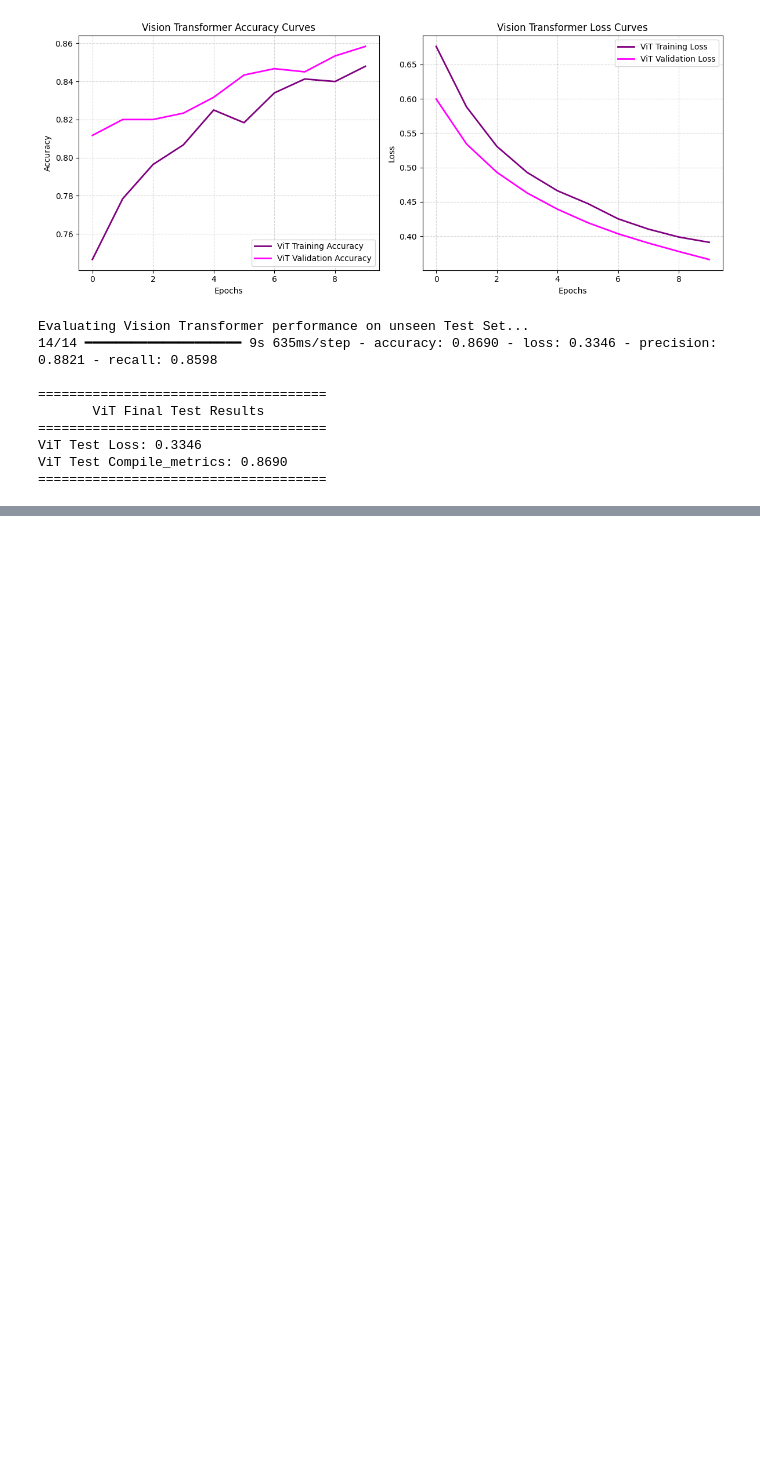
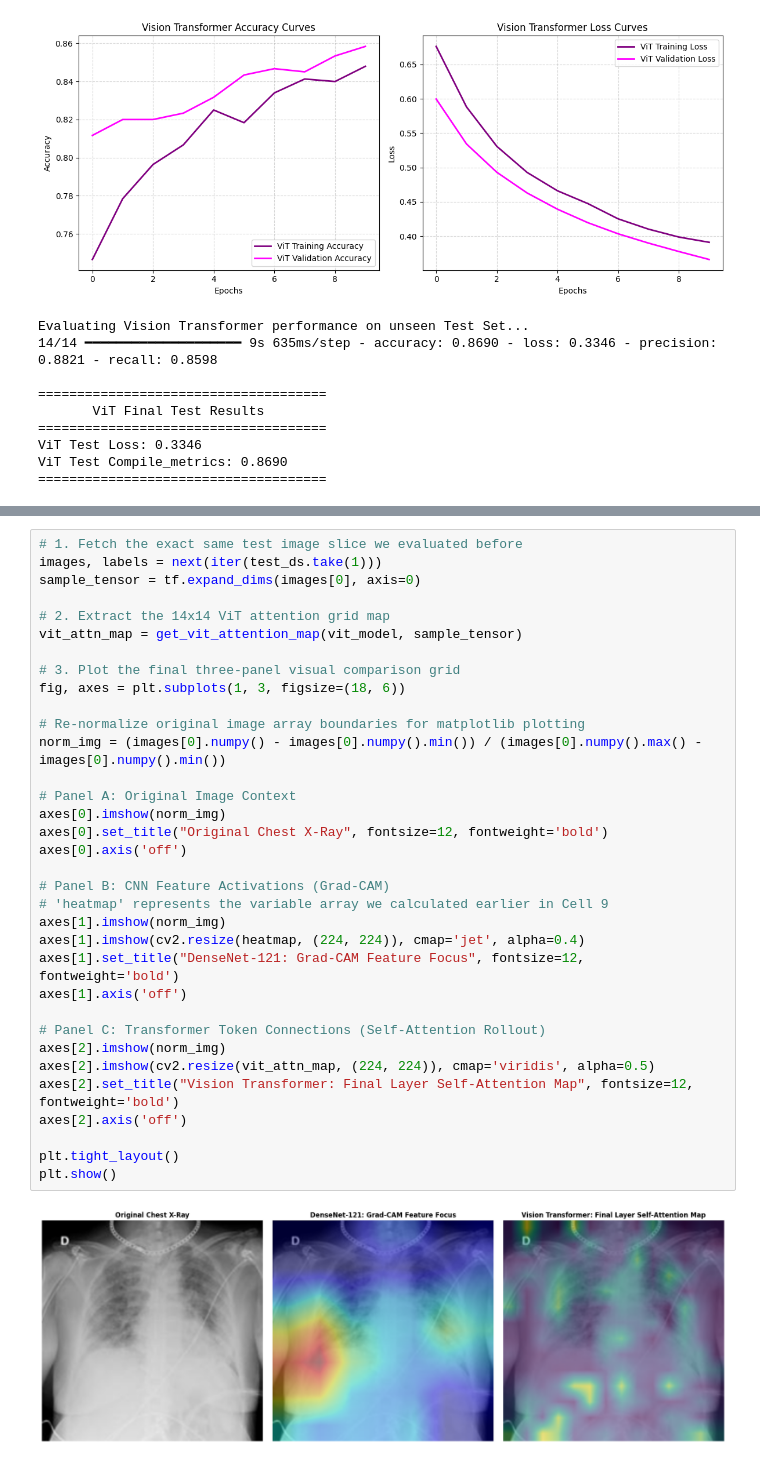
Before and after one commit to gargi-m21/ExCV-project, a Jupyter notebook: notebooks/01_eda_and_training.ipynb, the cells around one changed output, grey strips where cells are left out. Drawn from its saved outputs; the diff is of its cells as text; blank space fills up the shorter version.

Commit message:
PROJECT COMPLETE: Finished CNN vs ViT comparative training, evaluation, and dual-XAI visual rollout pipelines

```diff
--- a/notebooks/01_eda_and_training.ipynb
+++ b/notebooks/01_eda_and_training.ipynb
@@ -649,0 +701,36 @@ ViT Test Compile_metrics: 0.8690
+# %%
+# 1. Fetch the exact same test image slice we evaluated before
+images, labels = next(iter(test_ds.take(1)))
+sample_tensor = tf.expand_dims(images[0], axis=0)
+
+# 2. Extract the 14x14 ViT attention grid map
+vit_attn_map = get_vit_attention_map(vit_model, sample_tensor)
+
+# 3. Plot the final three-panel visual comparison grid
+fig, axes = plt.subplots(1, 3, figsize=(18, 6))
+
+# Re-normalize original image array boundaries for matplotlib plotting
+norm_img = (images[0].numpy() - images[0].numpy().min()) / (images[0].numpy().max() - images[0].numpy().min())
+
+# Panel A: Original Image Context
+axes[0].imshow(norm_img)
+axes[0].set_title("Original Chest X-Ray", fontsize=12, fontweight='bold')
+axes[0].axis('off')
+
+# Panel B: CNN Feature Activations (Grad-CAM)
+# 'heatmap' represents the variable array we calculated earlier in Cell 9
+axes[1].imshow(norm_img)
+axes[1].imshow(cv2.resize(heatmap, (224, 224)), cmap='jet', alpha=0.4)
+axes[1].set_title("DenseNet-121: Grad-CAM Feature Focus", fontsize=12, fontweight='bold')
+axes[1].axis('off')
+
+# Panel C: Transformer Token Connections (Self-Attention Rollout)
+axes[2].imshow(norm_img)
+axes[2].imshow(cv2.resize(vit_attn_map, (224, 224)), cmap='viridis', alpha=0.5)
+axes[2].set_title("Vision Transformer: Final Layer Self-Attention Map", fontsize=12, fontweight='bold')
+axes[2].axis('off')
+
+plt.tight_layout()
+plt.show()
+# %% [output]
+[figure, added]
```
Also changed, not shown: parts of 1 cell of this notebook.
